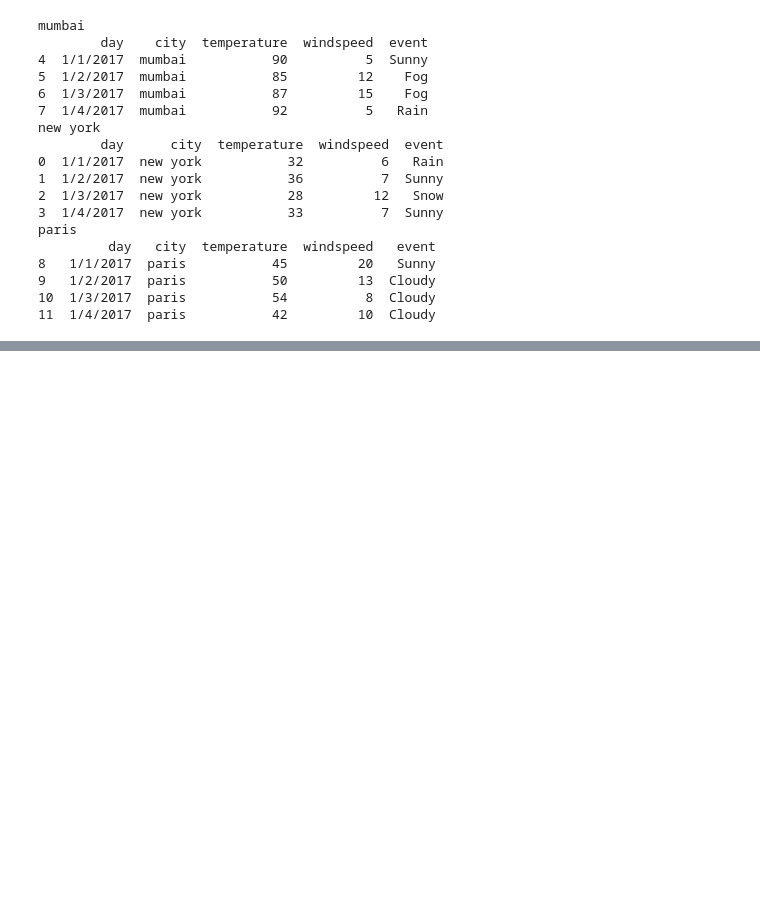
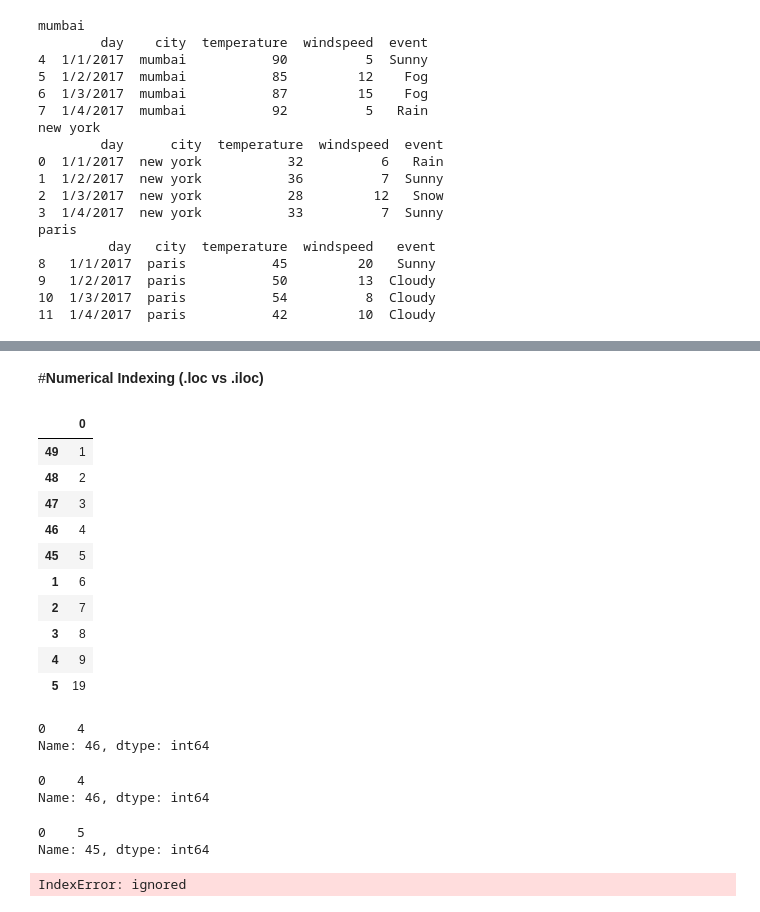
Before and after one commit to chaidosa/Devops_-_Python, a Jupyter notebook: Pandas/Pandas.ipynb, the cells around one changed output, grey strips where cells are left out. Cells and saved outputs as stored; diff of their text form; code cells hidden in the pictures; blank space fills up the shorter version.

```diff
--- a/Pandas/Pandas.ipynb
+++ b/Pandas/Pandas.ipynb
@@ -282,0 +447,36 @@ paris
+# %% [markdown]
+#**Numerical Indexing (.loc vs .iloc)**
+# %%
+s = pd.DataFrame([1,2,3, 4,5,6,7,8,9,19], index = [49, 48, 47, 46, 45, 1,2,3,4,5])
+s
+# %% [output]
+|  | 0 |
+| 49 | 1 |
+| 48 | 2 |
+| 47 | 3 |
+| 46 | 4 |
+| 45 | 5 |
+| 1 | 6 |
+| 2 | 7 |
+| 3 | 8 |
+| 4 | 9 |
+| 5 | 19 |
+# %%
+s.loc[46] #using the index you specified
+# %% [output]
+0    4
+Name: 46, dtype: int64
+# %%
+s.iloc[3] #using the indices by row number
+# %% [output]
+0    4
+Name: 46, dtype: int64
+# %%
+s.loc[45]
+# %% [output]
+0    5
+Name: 45, dtype: int64
+# %%
+s.iloc[45] #we don't have that many rows so this will give you an error
+# %% [output]
+IndexError: ignored
```
Also changed, not shown: parts of 18 cells of this notebook.
